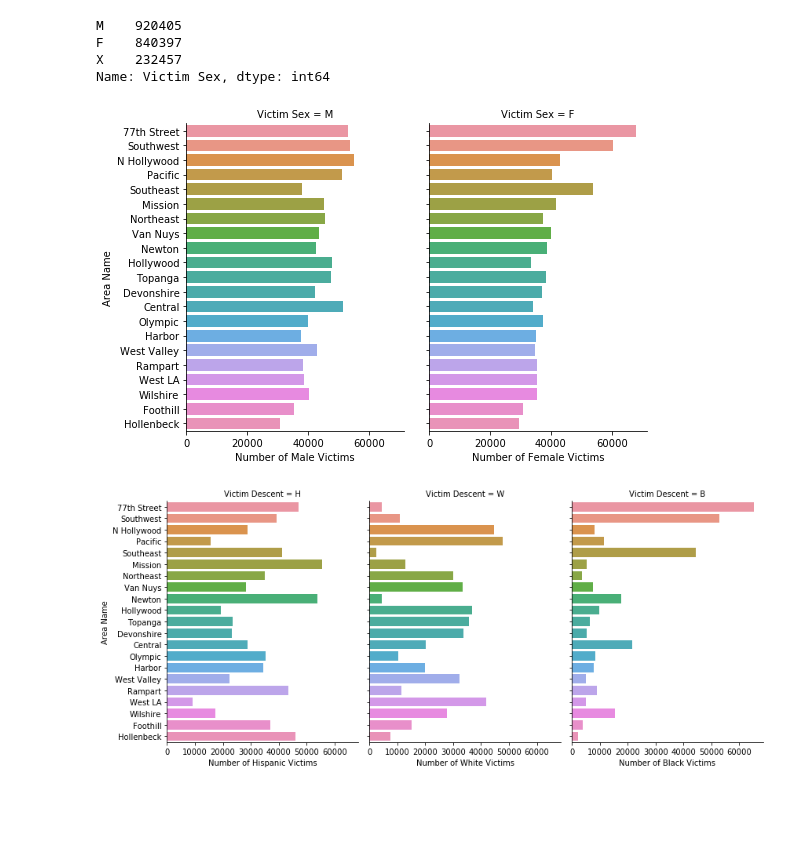
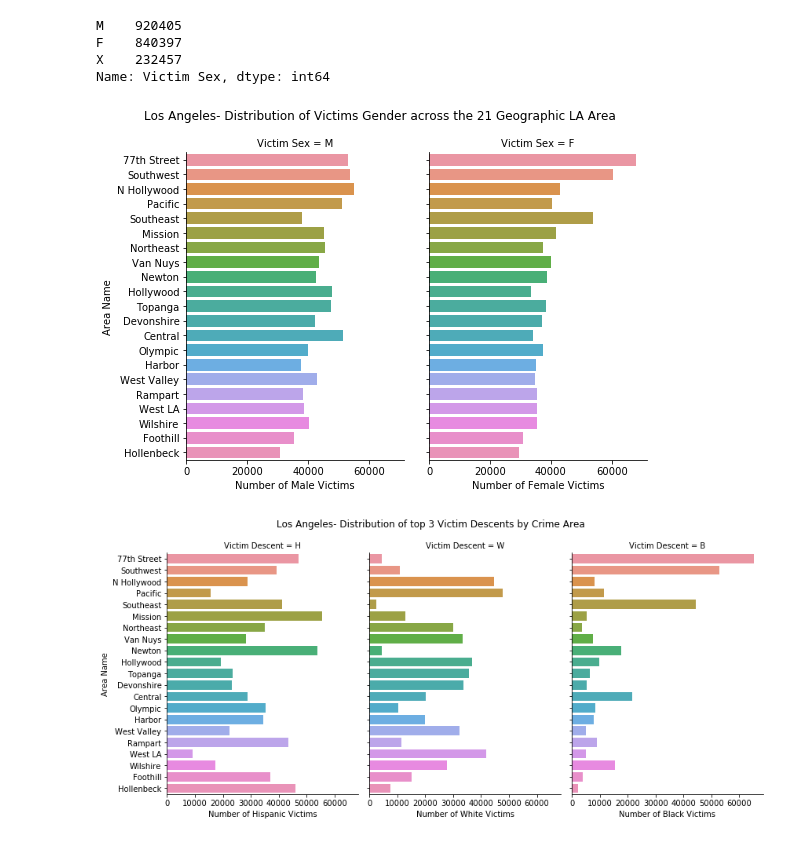
Before and after one commit to sidneykung/LA_crime_forecasting, a Jupyter notebook: eda_lhamu.ipynb, the cells around one changed output. Drawn from its saved outputs; the diff is of its cells as text; code cells hidden in the pictures; blank space fills up the shorter version.

```diff
--- a/eda_lhamu.ipynb
+++ b/eda_lhamu.ipynb
@@ -175,15 +173,17 @@ Name: Victim Sex, dtype: int64
 # %%
 # plt.figure(figsize=(15,8))
 g = sns.catplot(y="Area Name", col="Victim Sex",
                 col_order=clean_df['Victim Sex'].value_counts()[0:2].index,
             data=clean_df, kind="count",
             height=5, aspect=.8,
                 order=clean_df['Area Name'].value_counts().index)
 g.axes[0,0].set_xlabel('Number of Male Victims')
 g.axes[0,1].set_xlabel('Number of Female Victims')
+g.fig.suptitle('Los Angeles- Distribution of Victims Gender across the 21 Geographic LA Area', y = 1.05)
+
 g.savefig('visualizations/Distribution_of_victims_by_Gender_and_area_name.png');
 # %% [output]
-[figure, old version]
+[figure, new version]
 # %%
 g = sns.catplot(y="Area Name", col="Victim Descent",
                 col_order= clean_df['Victim Descent'].value_counts()[:3].index
@@ -192,10 +192,12 @@ g = sns.catplot(y="Area Name", col="Victim Descent",
 g.axes[0,0].set_xlabel('Number of Hispanic Victims')
 g.axes[0,1].set_xlabel('Number of White Victims')
 g.axes[0,2].set_xlabel('Number of Black Victims')
+g.fig.suptitle('Los Angeles- Distribution of top 3 Victim Descents by Crime Area ', y = 1.05)
+
 g.savefig('visualizations/Distribution_of_victims_by_descent_and_area_name.png');
 #Hispanic, White, Black
 # %% [output]
-[figure, old version]
+[figure, new version]
 # %%
 g = sns.catplot(x="Victim Descent", hue="Victim Sex",
                 hue_order=clean_df['Victim Sex'].value_counts()[0:2].index,
```
Also changed, not shown: parts of 22 cells of this notebook, 10 other files.
